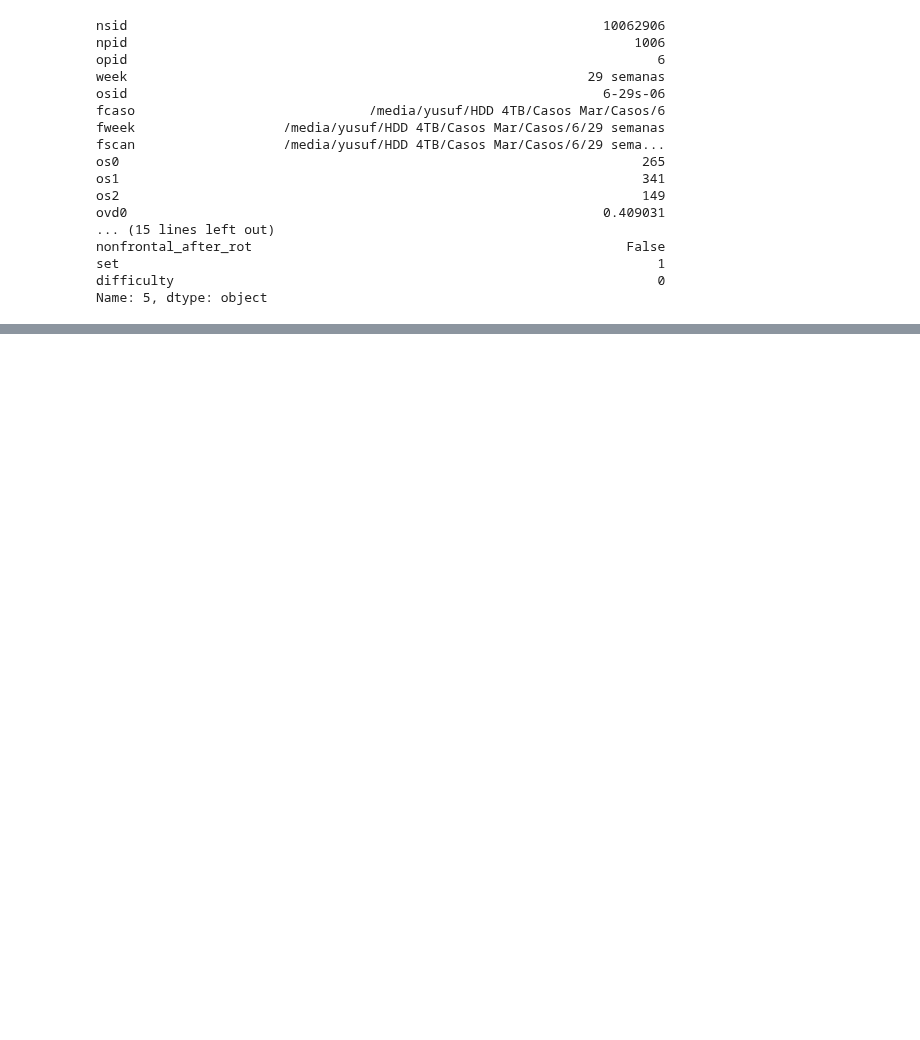
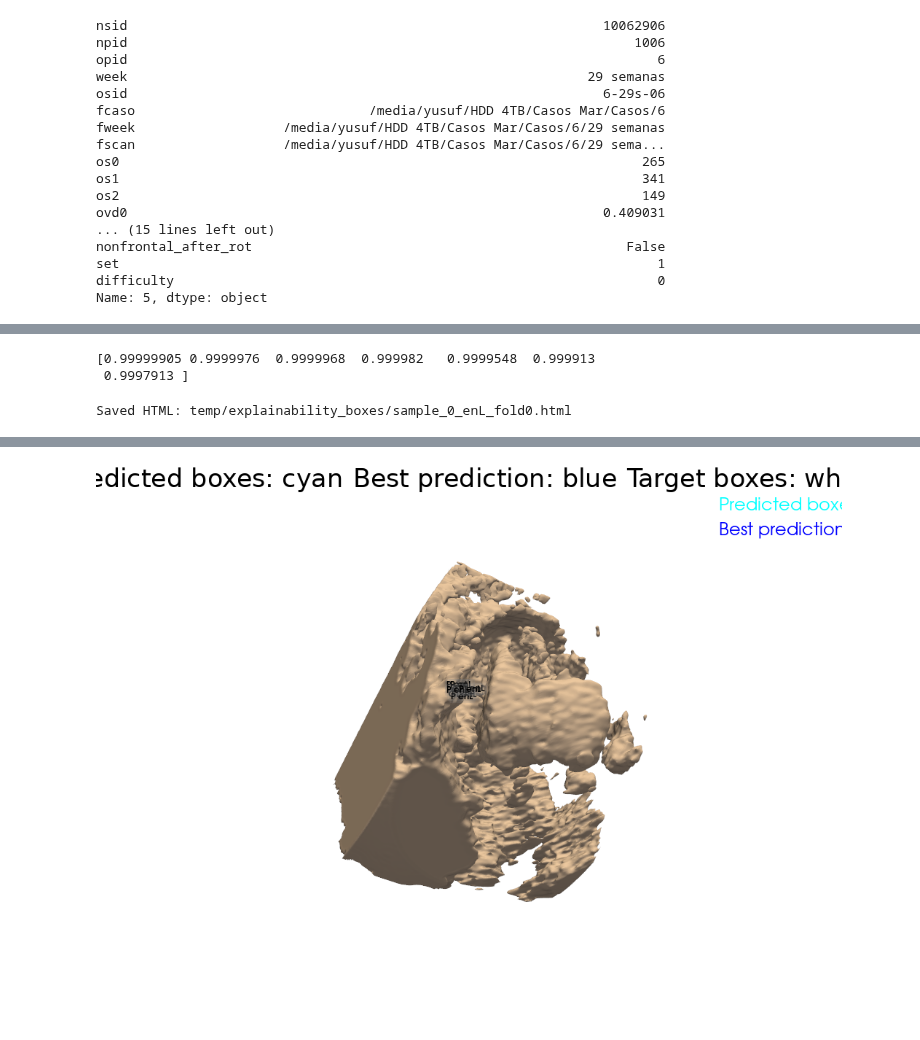
Before and after one commit to yusufbtanriverdi/fetusnet, a Jupyter notebook: rpn.ipynb, the cells around one changed output, grey strips where cells are left out. Cells and saved outputs as stored; diff of their text form; code cells hidden in the pictures; blank space fills up the shorter version.

```diff
--- a/rpn.ipynb
+++ b/rpn.ipynb
@@ -1919,7 +1904,7 @@ def plot_pred_and_target_boxes_3d(
 
     if row["plys_found"]:
         mesh = pv.read(row["fply"].replace(".ply", "_rotated.ply"))
-        pl.add_mesh(mesh, color='#c59c74')
+        pl.add_mesh(mesh, color="#ffddba")
 
     # Target boxes in white.
     for i in target_idx:
@@ -2087,7 +2070,7 @@ Widget(value='<iframe src="http://localhost:45203/index.html?ui=P_0x77c3895e6e90
 # %%
 import gc
 
-for fold in [0, 1, 2]:
+for fold in [1, 2]:
     del model, optimizer, train_loader, val_loader, train_dataset, val_dataset
     gc.collect()
     torch.cuda.empty_cache()
@@ -2209,0 +2273,11 @@ q
+# %%
+ckpt = torch.load(f"temp/multiclass_anchor3d_deep0.pt", map_location=device)
+model = TinyMulticlassAnchor3DDetector(
+    in_channels=1,
+    anchor_sizes=tuple(ckpt["cfg"]["anchor_sizes"]),
+    num_landmarks=int(ckpt["cfg"]["num_landmarks"]),
+    backbone_channels=int(ckpt["cfg"]["backbone_channels"]),
+    topk_proposals=int(ckpt["cfg"]["topk_proposals"]),
+).to(device)
+model.load_state_dict(ckpt["model_state"])
+model.eval()
@@ -2209,0 +2420,16 @@ q
+# %%
+image, target, pred, row = get_one_prediction_for_visualization(
+    model=model,
+    dataset=val_dataset,       # or val_dataset
+    index=0,
+    device=device,
+    nms_iou_thresh=0.5,
+    score_thresh=0.0,
+    max_detections_per_class=20,
+    max_total_detections=None,
+)
+
+print("Pred boxes:", pred["boxes"].shape)
+print("Target boxes:", target["boxes"].shape)
+print("Pred labels:", pred["labels"][:20])
+print("Pred scores:", pred["scores"][:20])
@@ -2209,0 +2444,15 @@ q
+# %%
+plot_pred_and_target_boxes_3d(
+    pred=pred,
+    target=target,
+    image=image,
+    row=row,
+    only_label=4,  # None --> show all labels
+    max_pred_boxes=15,
+    sphere_radius=0.5,
+    export_html_path="temp/explainability_boxes/sample_0_enL_fold0.html",
+)
+# %% [output]
+[0.99999905 0.9999976  0.9999968  0.999982   0.9999548  0.999913
+ 0.9997913 ]
+Saved HTML: temp/explainability_boxes/sample_0_enL_fold0.html
@@ -2209,0 +2460 @@ q
+[figure, added]
```
Also changed, not shown: parts of 30 cells of this notebook.
